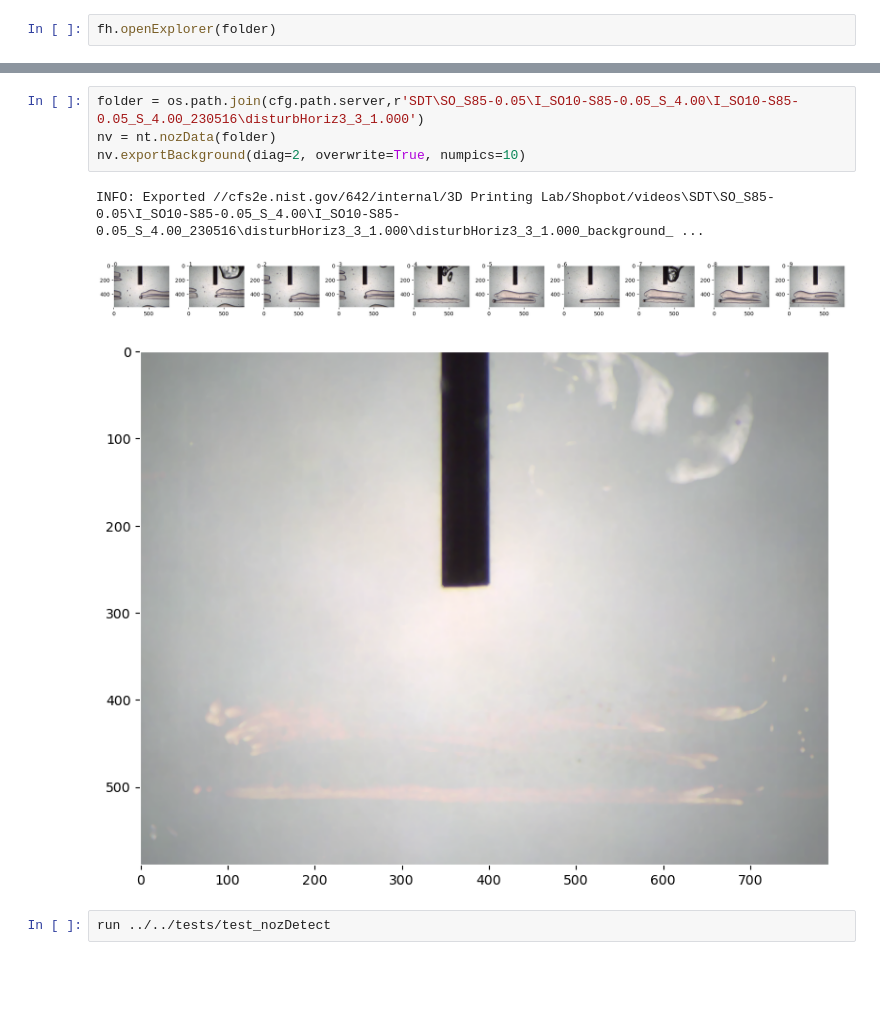
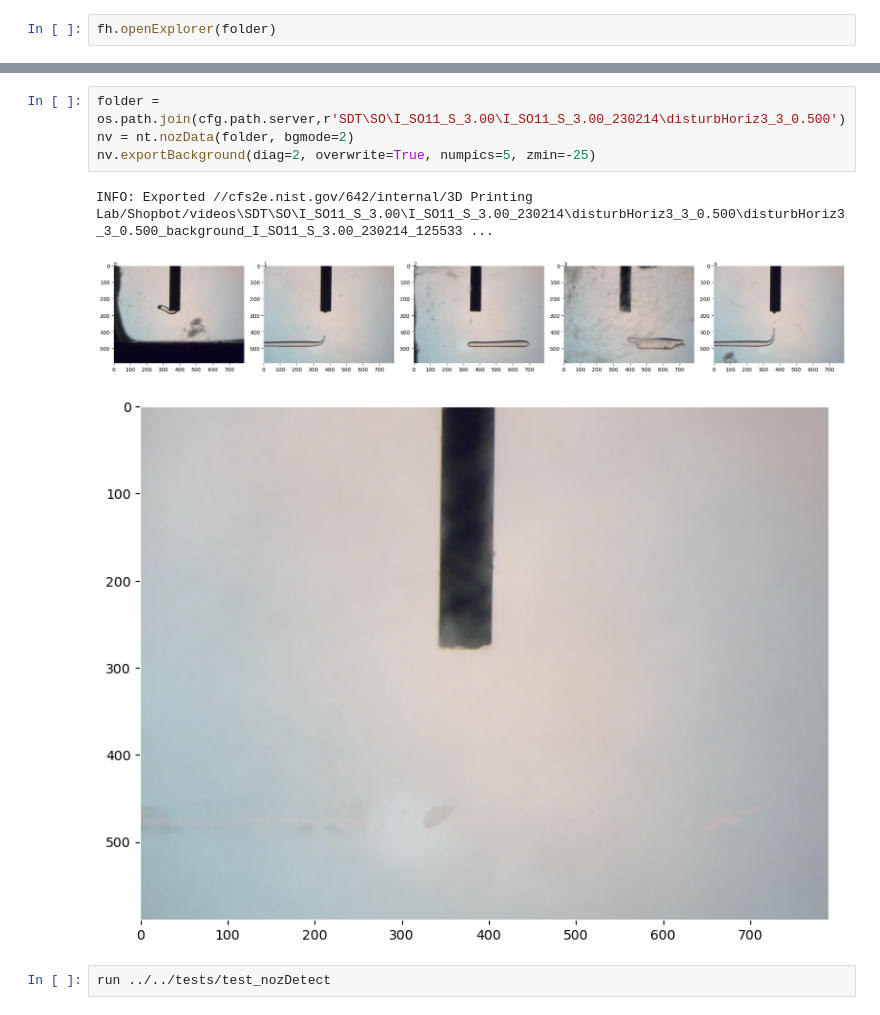
Before and after one commit to usnistgov/embedded3DPvids, a Jupyter notebook: ipynb/singleDoubleTriple/3_nozzle_detect.ipynb, the cells around one changed output, grey strips where cells are left out. Saved outputs shown, nothing was run; the diff lists cells and outputs as text; blank space fills up the shorter version.

Commit message:
update measurements
add normalized lengths, update tools for handling material property tables, update tools for nozzle detection and background detection, add tool for making gifs

```diff
--- a/ipynb/singleDoubleTriple/3_nozzle_detect.ipynb
+++ b/ipynb/singleDoubleTriple/3_nozzle_detect.ipynb
@@ -74,10 +73,10 @@ INFO: Exported //cfs2e.nist.gov/642/internal/3D Printing Lab/Shopbot/videos\SDT\
 # %%
-folder = os.path.join(cfg.path.server,r'SDT\SO_S85-0.05\I_SO10-S85-0.05_S_4.00\I_SO10-S85-0.05_S_4.00_230516\disturbHoriz3_3_1.000')
-nv = nt.nozData(folder)
-nv.exportBackground(diag=2, overwrite=True, numpics=10)
+folder = os.path.join(cfg.path.server,r'SDT\SO\I_SO11_S_3.00\I_SO11_S_3.00_230214\disturbHoriz3_3_0.500')
+nv = nt.nozData(folder, bgmode=2)
+nv.exportBackground(diag=2, overwrite=True, numpics=5, zmin=-25)
 # %% [output]
-INFO: Exported //cfs2e.nist.gov/642/internal/3D Printing Lab/Shopbot/videos\SDT\SO_S85-0.05\I_SO10-S85-0.05_S_4.00\I_SO10-S85-0.05_S_4.00_230516\disturbHoriz3_3_1.000\disturbHoriz3_3_1.000_background_ ...
+INFO: Exported //cfs2e.nist.gov/642/internal/3D Printing Lab/Shopbot/videos\SDT\SO\I_SO11_S_3.00\I_SO11_S_3.00_230214\disturbHoriz3_3_0.500\disturbHoriz3_3_0.500_background_I_SO11_S_3.00_230214_125533 ...
-[figure, old version]
+[figure, new version]
-[figure, old version]
+[figure, new version]
 # %%
 run ../../tests/test_nozDetect
```
Also changed, not shown: parts of 2 cells of this notebook, 33 other files.
